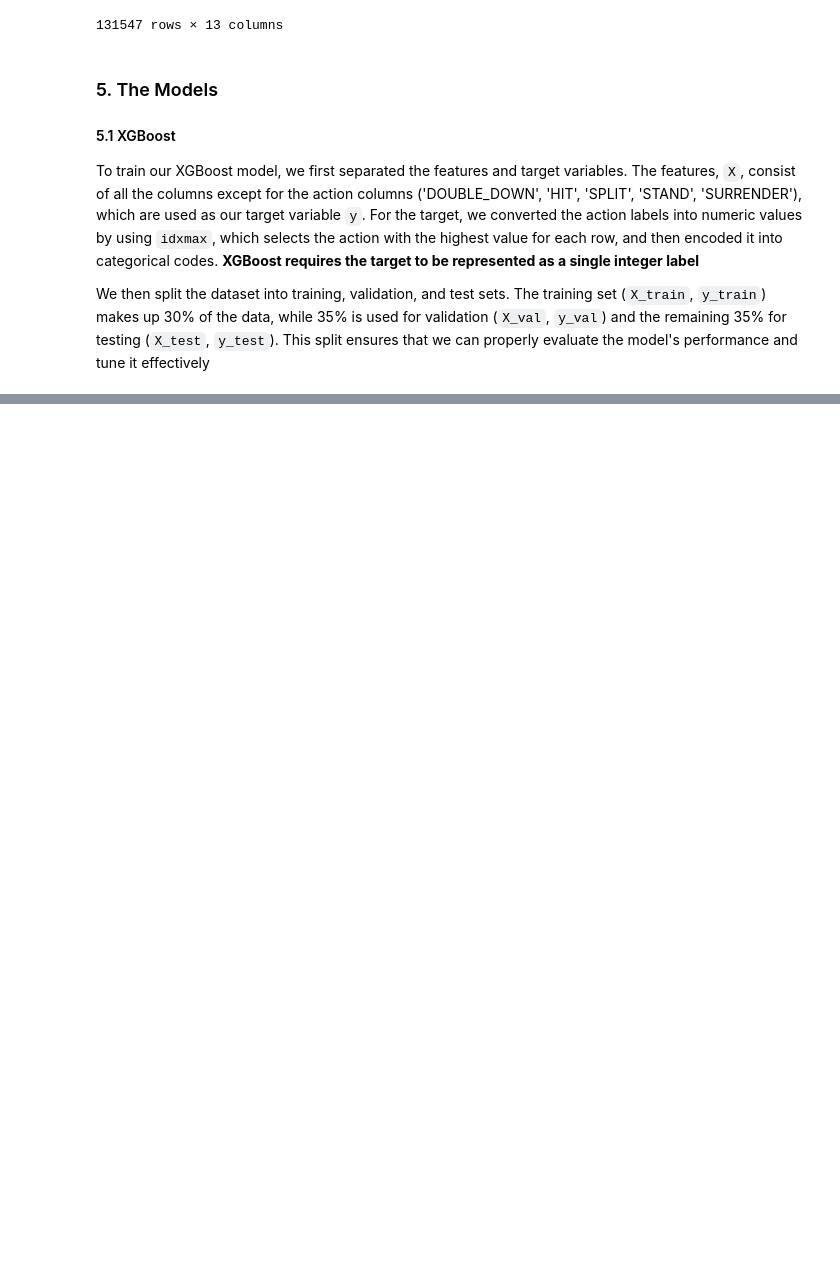
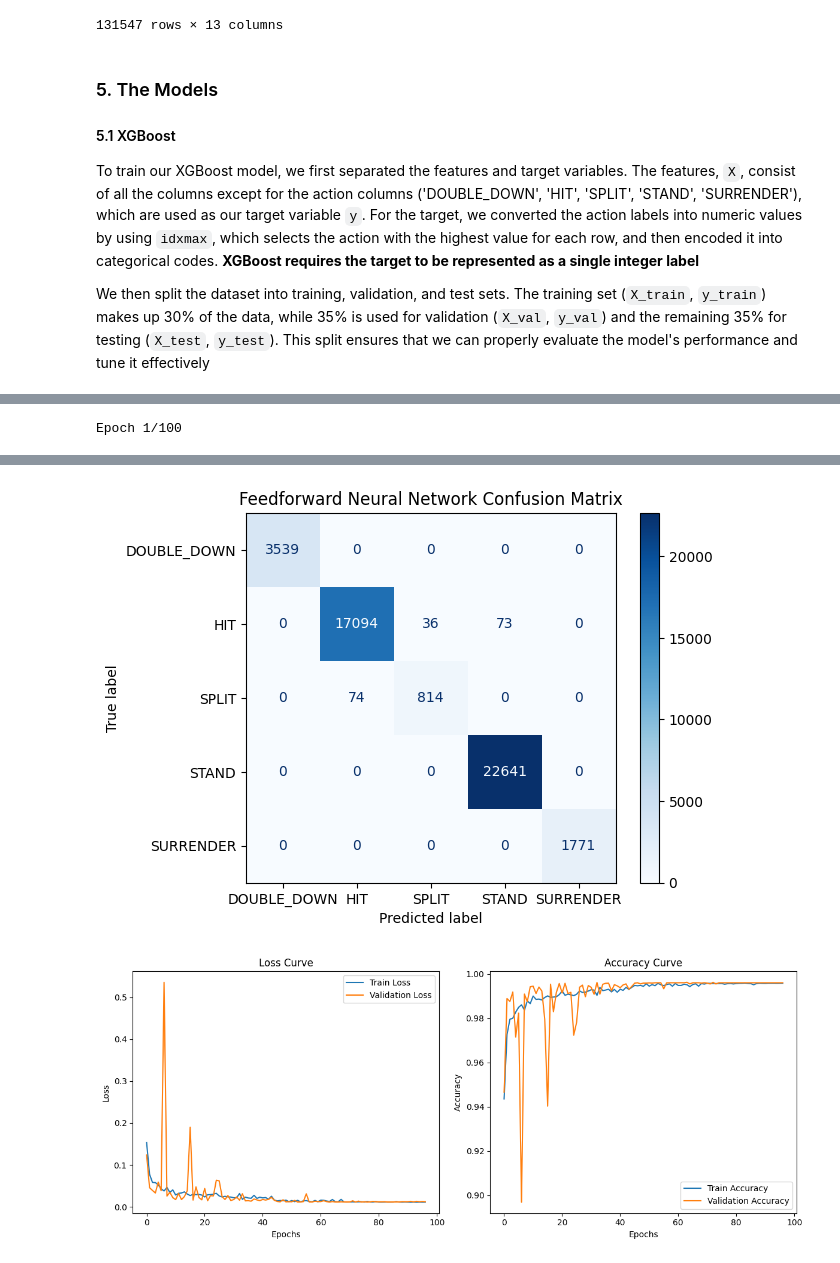
Before and after one commit to FuLLeNN/MLA1-A7, a Jupyter notebook: blackjackModel.ipynb, the cells around one changed output, grey strips where cells are left out. Drawn from its saved outputs; the diff is of its cells as text; code cells hidden in the pictures; blank space fills up the shorter version.

```diff
--- a/blackjackModel.ipynb
+++ b/blackjackModel.ipynb
@@ -553,0 +579,75 @@ XGBoost Accuracy: 0.9959
+# %%
+# === Feedforward Neural Network ===
+# Convert y to categorical for neural network
+y_train_nn = to_categorical(y_train, num_classes=6)
+y_val_nn = to_categorical(y_val, num_classes=6)
+y_test_nn = to_categorical(y_test, num_classes=6)
+
+# Define the model
+model = Sequential([
+    Dense(256, input_dim=X_train.shape[1], activation='relu'),
+    Dense(128, activation='relu'),
+    Dense(64, activation='relu'),
+    Dense(6, activation='softmax')
+])
+opt = tf.keras.optimizers.Adam(learning_rate=5e-3,decay=1e-5)
+model.compile(optimizer=opt, loss='categorical_crossentropy', metrics=['accuracy'])
+
+
+es = tf.keras.callbacks.EarlyStopping(monitor = 'val_loss', patience = 20, restore_best_weights=True)
+adjust_lr = tf.keras.callbacks.ReduceLROnPlateau(monitor='loss', patience=10, factor=0.5, min_lr=1e-7)
+
+# Train the model
+history = model.fit(X_train, y_train_nn,
+                    epochs=100,
+                    validation_data=(X_val, y_val_nn),
+                    callbacks=[adjust_lr, es])
+
+# Predictions
+nn_preds = model.predict(X_test)
+nn_preds = np.argmax(nn_preds, axis=1)
+
+print("Feedforward Neural Network Classification Report:")
+print(classification_report(y_test, nn_preds))
+
+
+
+nn_accuracy = accuracy_score(y_test, nn_preds)
+print(f"Feedforward Neural Network Accuracy: {nn_accuracy:.4f}")
+
+
+
+# Define action labels
+action_labels = ['DOUBLE_DOWN', 'HIT', 'SPLIT', 'STAND', 'SURRENDER']
+# Confusion Matrix
+nn_cm = confusion_matrix(y_test, nn_preds)
+disp = ConfusionMatrixDisplay(confusion_matrix=nn_cm, display_labels=action_labels)
+disp.plot(cmap='Blues')
+plt.title("Feedforward Neural Network Confusion Matrix")
+plt.show()
+
+# Training Curves
+plt.figure(figsize=(12, 5))
+
+# Plot Loss
+plt.subplot(1, 2, 1)
+plt.plot(history.history['loss'], label='Train Loss')
+plt.plot(history.history['val_loss'], label='Validation Loss')
+plt.xlabel('Epochs')
+plt.ylabel('Loss')
+plt.title('Loss Curve')
+plt.legend()
+
+# Plot Accuracy
+plt.subplot(1, 2, 2)
+plt.plot(history.history['accuracy'], label='Train Accuracy')
+plt.plot(history.history['val_accuracy'], label='Validation Accuracy')
+plt.xlabel('Epochs')
+plt.ylabel('Accuracy')
+plt.title('Accuracy Curve')
+plt.legend()
+
+plt.tight_layout()
+plt.show()
+# %% [output]
+Epoch 1/100
@@ -553,0 +671,2 @@ XGBoost Accuracy: 0.9959
+[figure, added]
+[figure, added]
```
Also changed, not shown: parts of 7 cells of this notebook, 3 other files.
